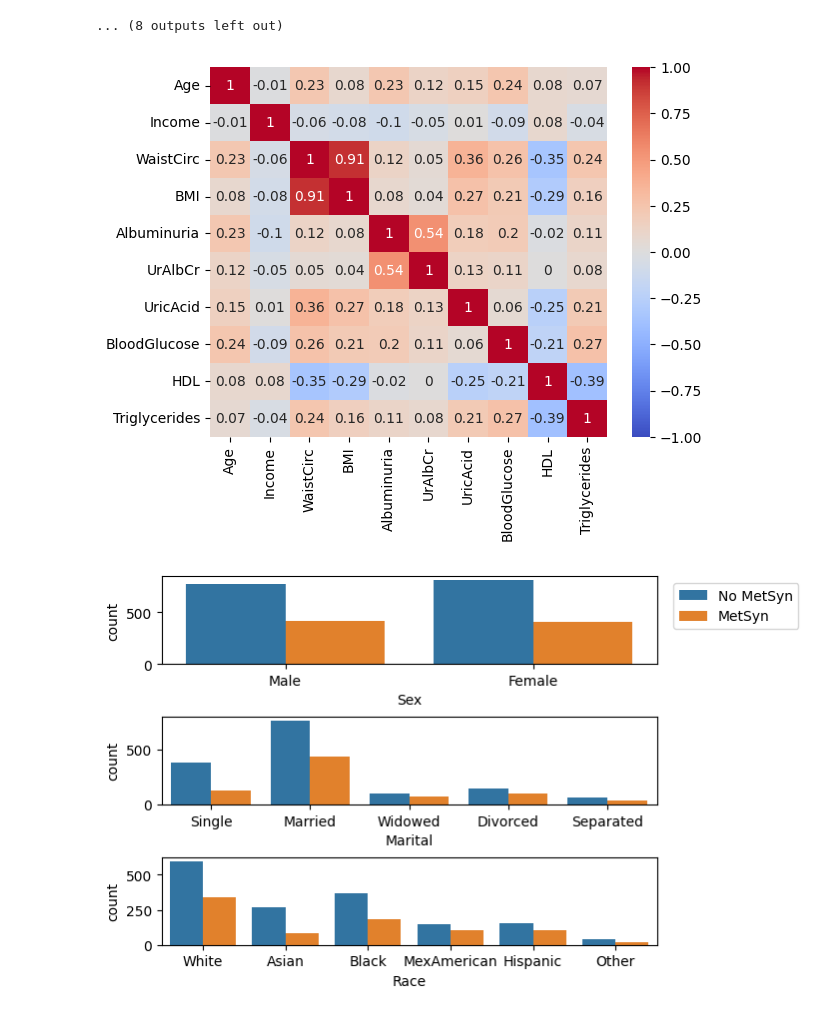
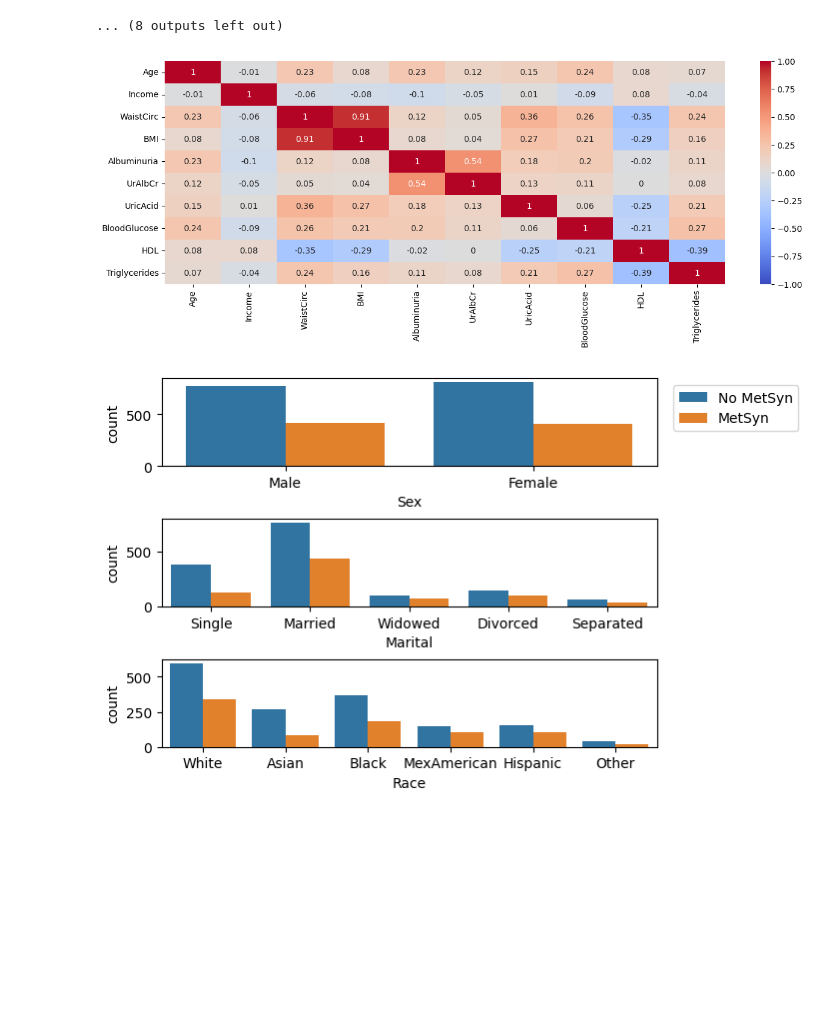
Before and after one commit to dimLMT/Metabolic-Syndrome-Forecast, a Jupyter notebook: part1.ipynb, the cells around one changed output. Cells and saved outputs as stored; diff of their text form; code cells hidden in the pictures; blank space fills up the shorter version.

```diff
--- a/part1.ipynb
+++ b/part1.ipynb
@@ -206,9 +206,10 @@ for col in num_cols:
 ... (8 outputs left out)
 # %%
 corr = df.corr(numeric_only=True).round(2)
-ax = sns.heatmap(corr, cmap='coolwarm', annot=True, vmin=-1, vmax=1);
+ax = sns.heatmap(corr, cmap='coolwarm', annot=True, vmin=-1, vmax=1)
+ax.figure.set_figwidth(15,15);
 # %% [output]
-[figure, old version]
+[figure, new version]
 # %%
 # for categorial features
 fig, ax = plt.subplots(3)
```
